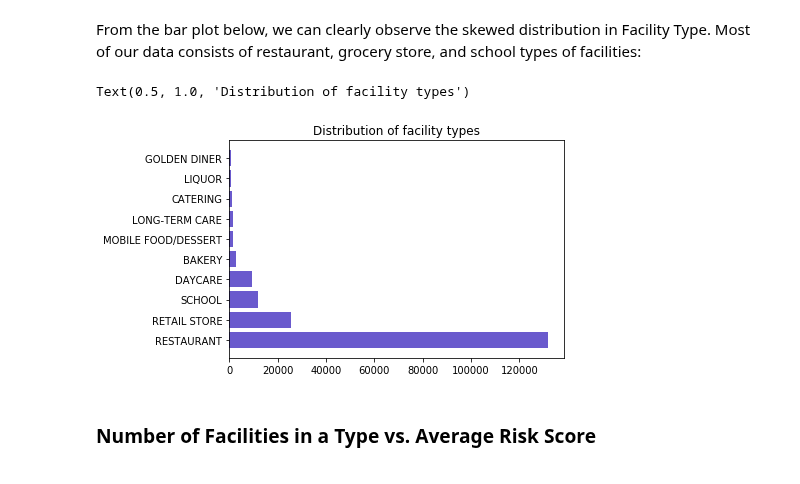
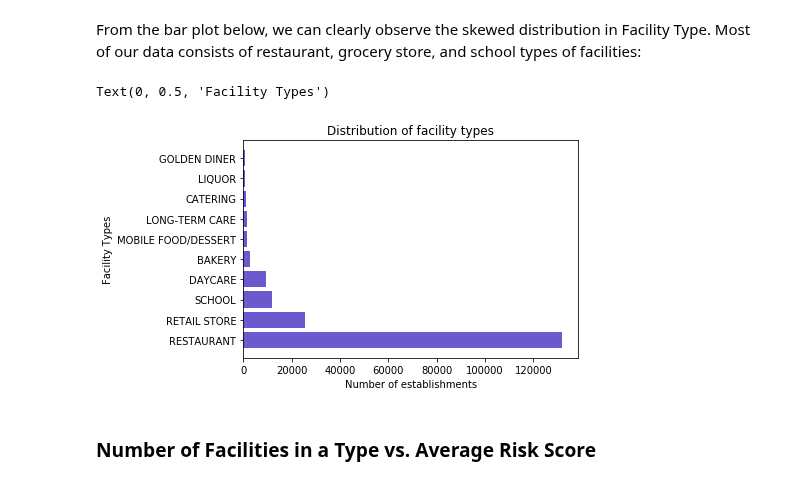
Before and after one commit to RubinDaija/epfl-ada-2019-project, a Jupyter notebook: sena_violations.ipynb, the cells around one changed output. Cells and saved outputs as stored; diff of their text form; code cells hidden in the pictures.

```diff
--- a/sena_violations.ipynb
+++ b/sena_violations.ipynb
@@ -99,9 +87,11 @@ From the bar plot below, we can clearly observe the skewed distribution in Facil
 # %%
 plt.barh(fac_dist.head(10)['Facility Type'],fac_dist.head(10)['Counts'], color='slateblue')
 plt.title('Distribution of facility types')
+plt.xlabel('Number of establishments')
+plt.ylabel('Facility Types')
 # %% [output]
-Text(0.5, 1.0, 'Distribution of facility types')
+Text(0, 0.5, 'Facility Types')
-[figure, old version]
+[figure, new version]
 # %% [markdown]
 ### **Number of Facilities in a Type vs. Average Risk Score**
 # %%
```
Also changed, not shown: parts of 32 cells of this notebook.
